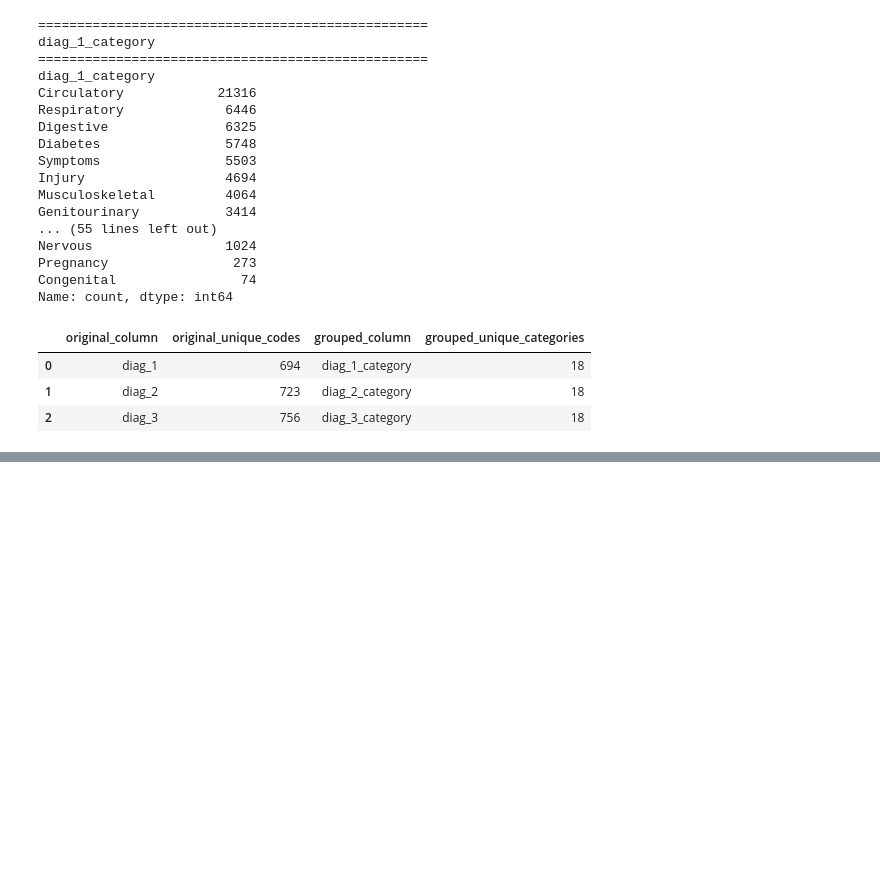
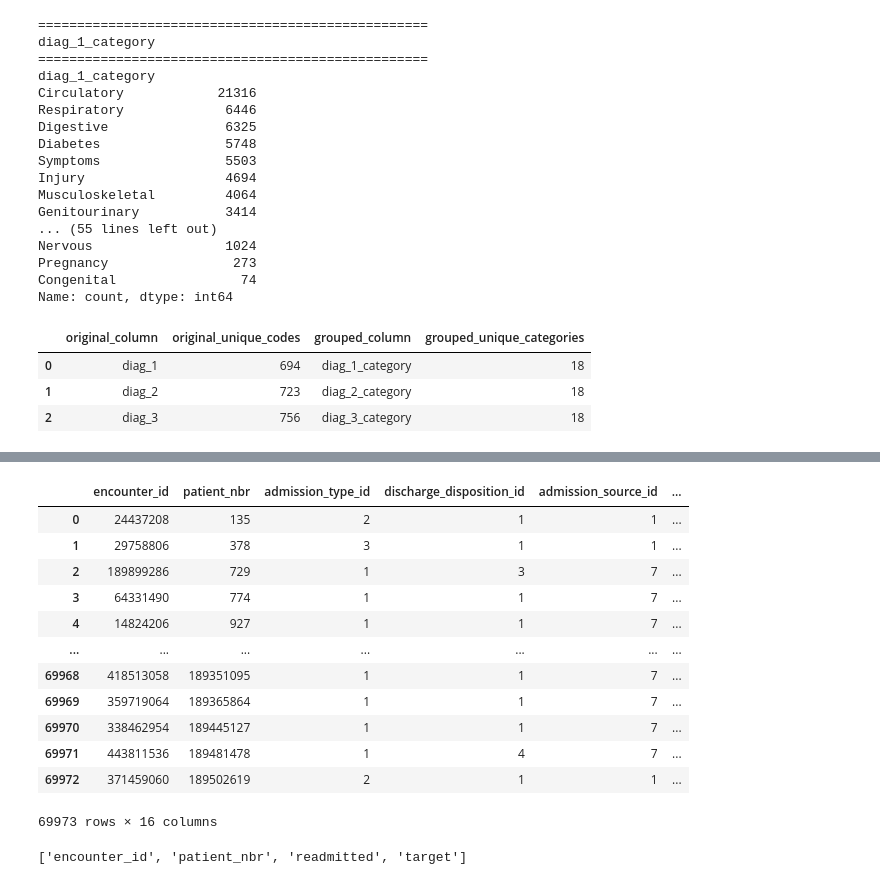
Before and after one commit to mithun6gowda/hospital-readmission-prediction, a Jupyter notebook: data_preparation.ipynb, the cells around one changed output, grey strips where cells are left out. Saved outputs shown, nothing was run; the diff lists cells and outputs as text; code cells hidden in the pictures; blank space fills up the shorter version.

```diff
--- a/data_preparation.ipynb
+++ b/data_preparation.ipynb
@@ -1416,0 +1916,29 @@ diagnosis_cardinality
+# %%
+df.select_dtypes(include=["int64"])
+# %% [output]
+|  | encounter_id | patient_nbr | admission_type_id | discharge_disposition_id | admission_source_id | ... |
+| 0 | 24437208 | 135 | 2 | 1 | 1 | ... |
+| 1 | 29758806 | 378 | 3 | 1 | 1 | ... |
+| 2 | 189899286 | 729 | 1 | 3 | 7 | ... |
+| 3 | 64331490 | 774 | 1 | 1 | 7 | ... |
+| 4 | 14824206 | 927 | 1 | 1 | 7 | ... |
+| ... | ... | ... | ... | ... | ... | ... |
+| 69968 | 418513058 | 189351095 | 1 | 1 | 7 | ... |
+| 69969 | 359719064 | 189365864 | 1 | 1 | 7 | ... |
+| 69970 | 338462954 | 189445127 | 1 | 1 | 7 | ... |
+| 69971 | 443811536 | 189481478 | 1 | 4 | 7 | ... |
+| 69972 | 371459060 | 189502619 | 2 | 1 | 1 | ... |
+69973 rows × 16 columns
+# %%
+# Columns that should not be used directly as model features
+
+id_and_target_columns = [
+    "encounter_id",
+    "patient_nbr",
+    "readmitted",
+    "target"
+]
+
+print(id_and_target_columns)
+# %% [output]
+['encounter_id', 'patient_nbr', 'readmitted', 'target']
```
Also changed, not shown: parts of 41 cells of this notebook.
